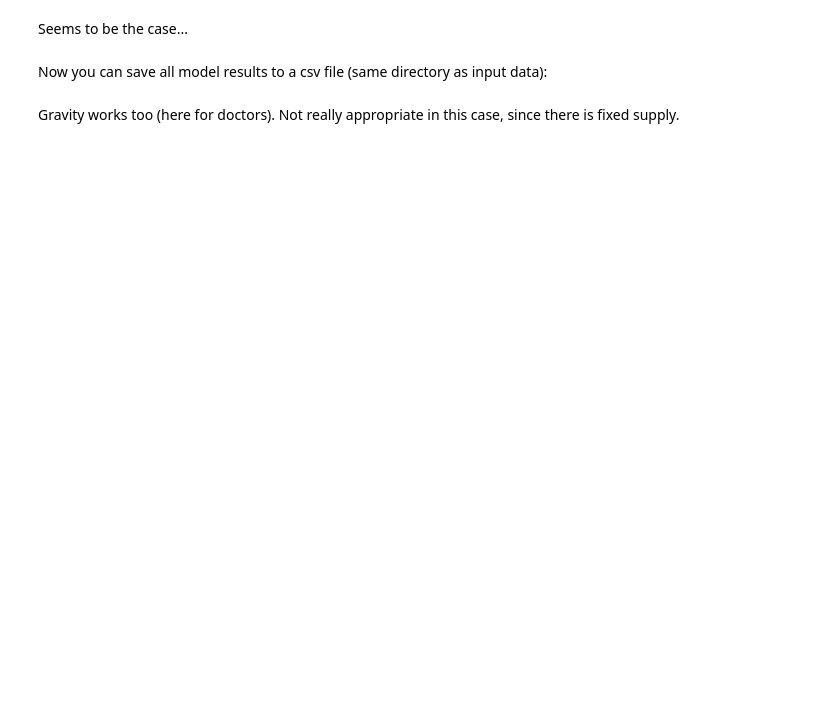
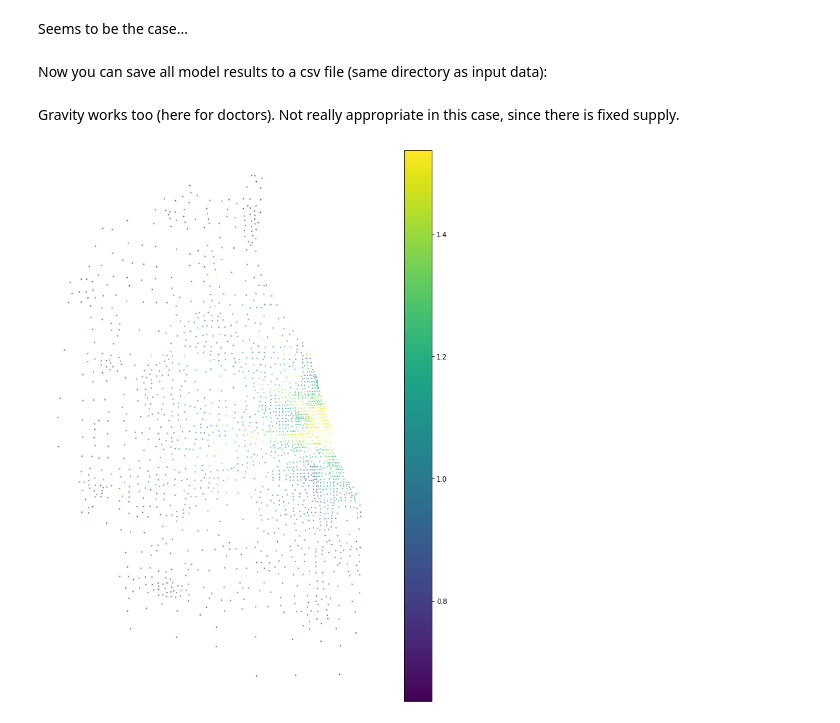
Before and after one commit to pysal/access, a Jupyter notebook: notebooks/examples.ipynb, the cells around one changed output. Drawn from its saved outputs; the diff is of its cells as text; code cells hidden in the pictures; blank space fills up the shorter version.

```diff
--- a/notebooks/examples.ipynb
+++ b/notebooks/examples.ipynb
@@ -225,5 +281,7 @@ A.norm_access_df.to_csv('../examples/il_med/results.csv')
 Gravity works too (here for doctors).  Not really appropriate in this case, since there is fixed supply.
 # %%
 v = "gravity_doc"
-il_map.plot(v, legend = True, figsize = (5, 5), cmap = "viridis", markersize = 1.5, alpha = 0.5,
+il_map.plot(v, legend = True, figsize = (15, 15), cmap = "viridis", markersize = 1.5, alpha = 0.5,
             vmin = il_map[v].quantile(0.05), vmax = il_map[v].quantile(0.95)).set_axis_off()
+# %% [output]
+[figure, added]
```
Also changed, not shown: parts of 19 cells of this notebook.
